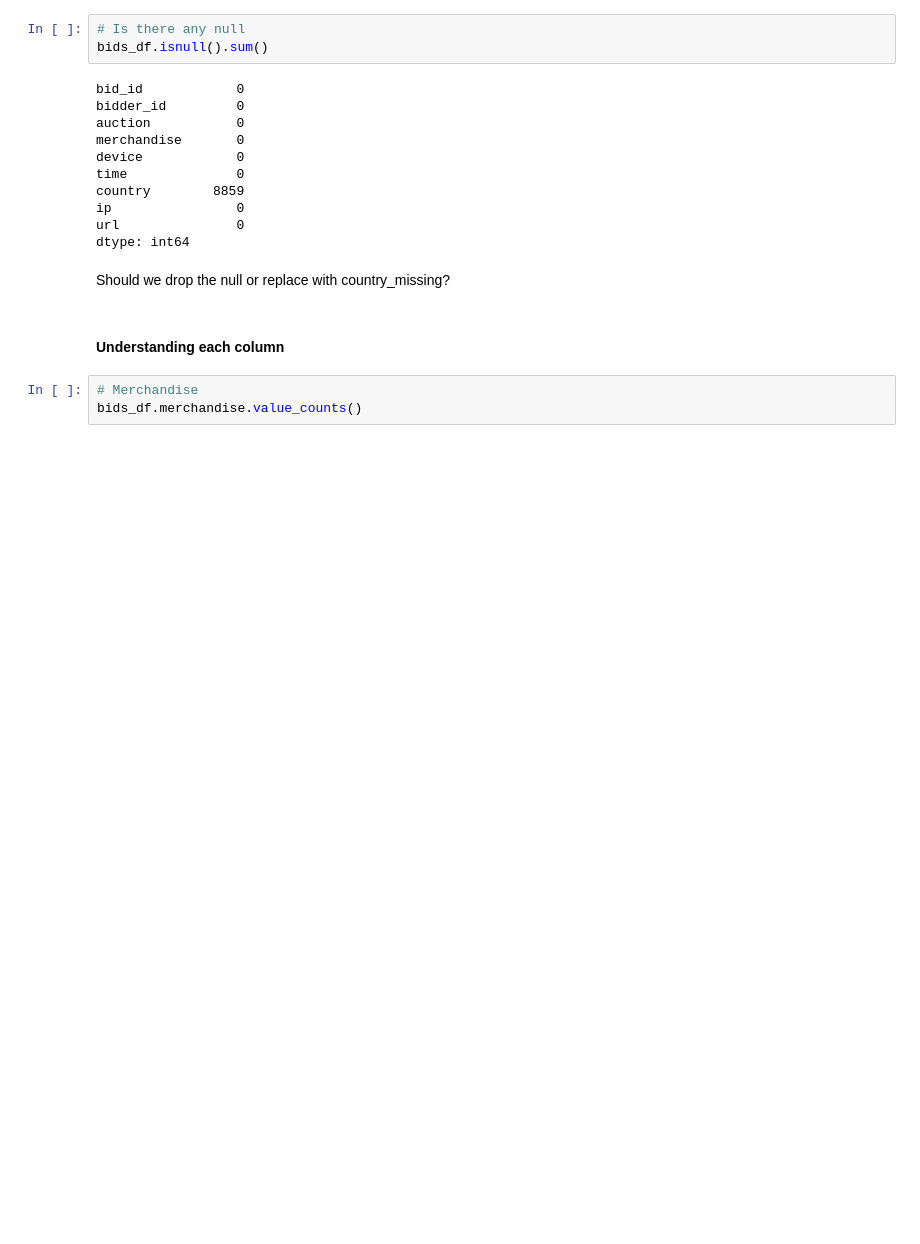
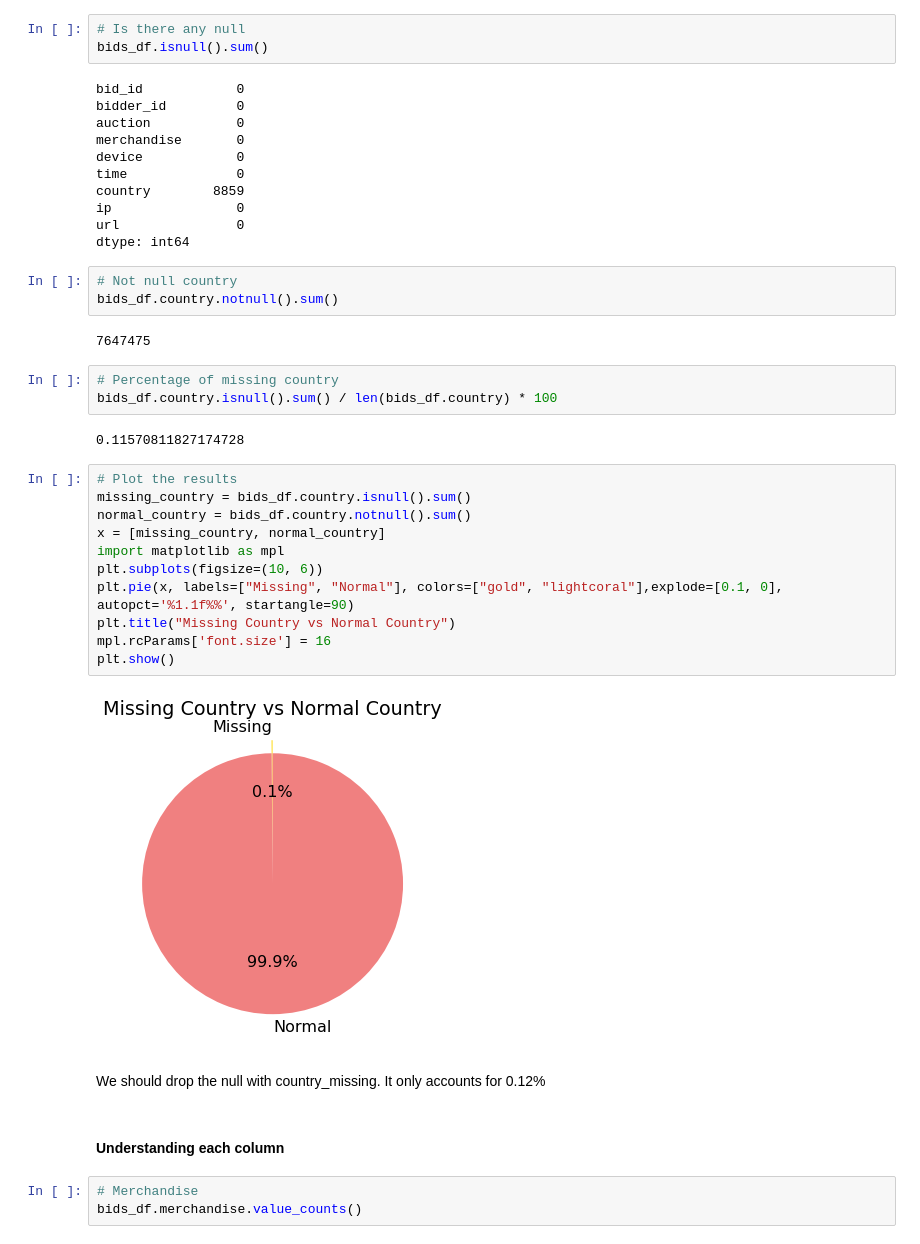
Before and after one commit to Marwan-Takrouri/Human-or-Robot-Facebook-Kaggle, a Jupyter notebook: Explore_the_data.ipynb, the cells around one changed output. Cells and saved outputs as stored; diff of their text form; blank space fills up the shorter version.

```diff
--- a/Explore_the_data.ipynb
+++ b/Explore_the_data.ipynb
@@ -152,8 +153,31 @@ country        8859
 ip                0
 url               0
 dtype: int64
+# %%
+# Not null country
+bids_df.country.notnull().sum()
+# %% [output]
+7647475
+# %%
+# Percentage of missing country
+bids_df.country.isnull().sum() / len(bids_df.country) * 100
+# %% [output]
+0.11570811827174728
+# %%
+# Plot the results
+missing_country = bids_df.country.isnull().sum()
+normal_country = bids_df.country.notnull().sum()
+x = [missing_country, normal_country]
+import matplotlib as mpl
+plt.subplots(figsize=(10, 6))
+plt.pie(x, labels=["Missing", "Normal"], colors=["gold", "lightcoral"],explode=[0.1, 0], autopct='%1.1f%%', startangle=90)
+plt.title("Missing Country vs Normal Country")
+mpl.rcParams['font.size'] = 16
+plt.show()
+# %% [output]
+[figure, added]
 # %% [markdown]
-Should we drop the null or replace with country_missing?
+We should drop the null with country_missing. It only accounts for 0.12%
 # %% [markdown]
 #### Understanding each column
 # %%
```
Also changed, not shown: parts of 9 cells of this notebook, 2 other files.
